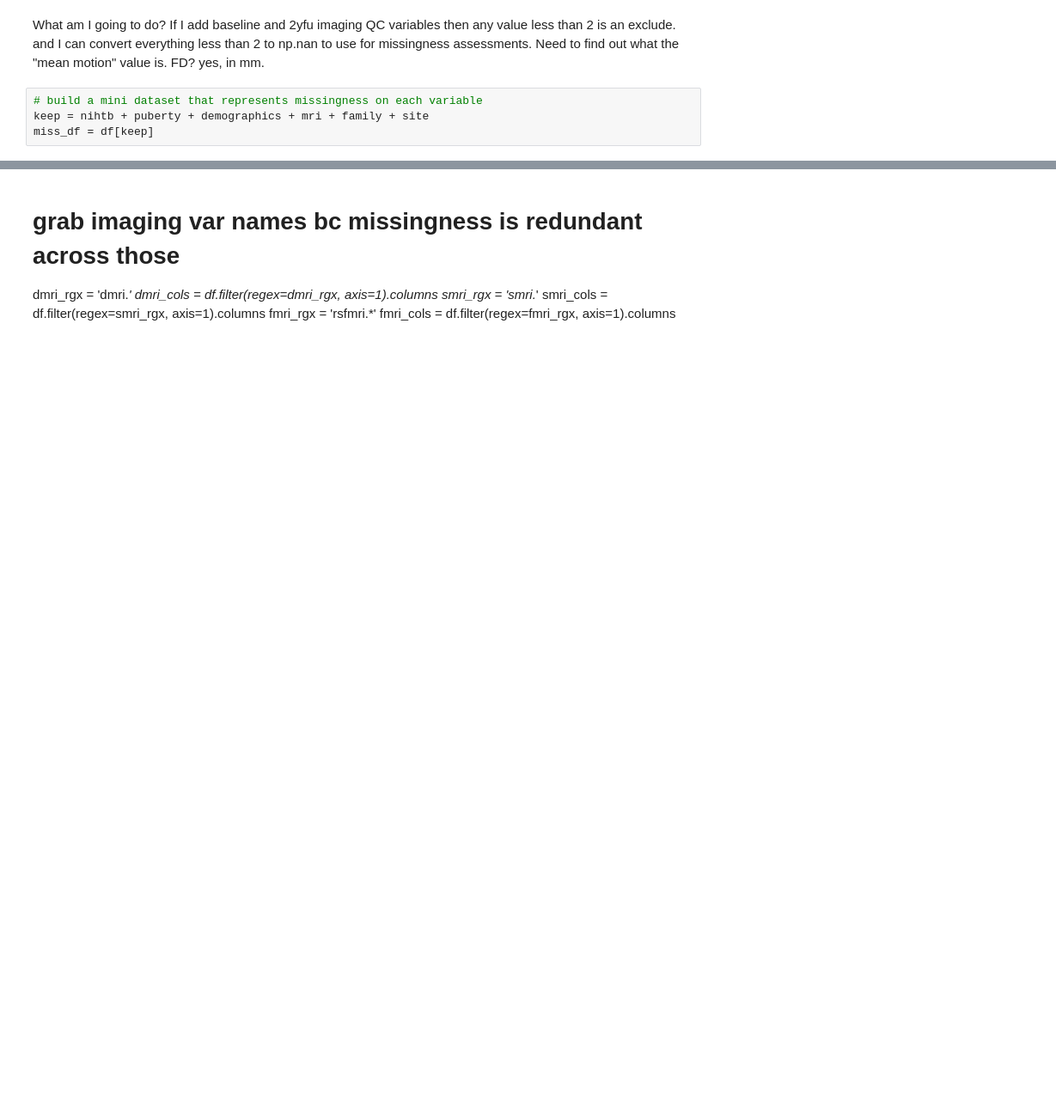
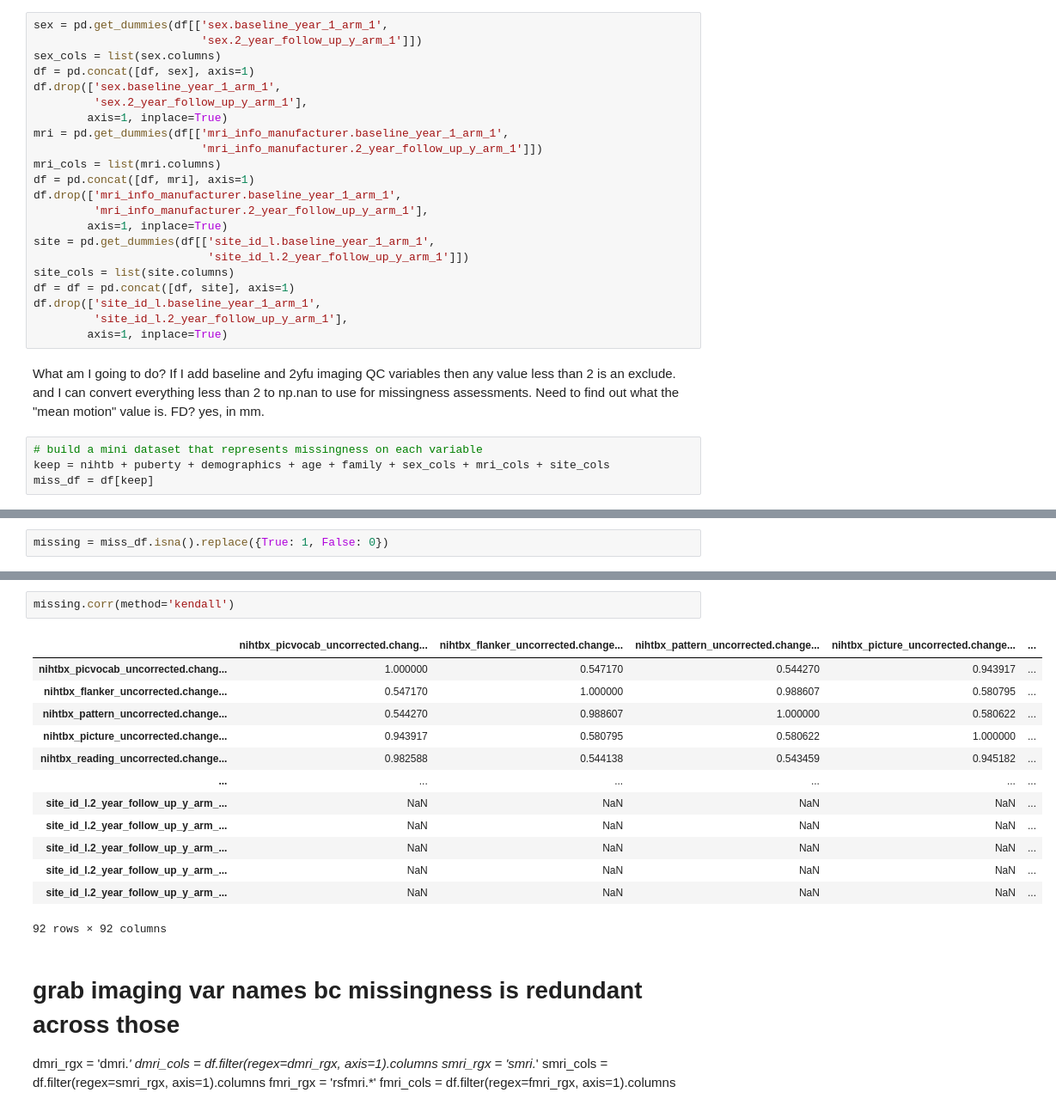
Before and after one commit to 62442katieb/deltaABCD_variability, a Jupyter notebook: notebooks/0.1missingness.ipynb, the cells around one changed output, grey strips where cells are left out. Shown at 86% size. Cells and saved outputs as stored; diff of their text form; blank space fills up the shorter version.

```diff
--- a/notebooks/0.1missingness.ipynb
+++ b/notebooks/0.1missingness.ipynb
@@ -82,3 +63,25 @@ site = ['site_id_l.baseline_year_1_arm_1', 'site_id_l.2_year_follow_up_y_arm_1']
+# %%
+sex = pd.get_dummies(df[['sex.baseline_year_1_arm_1',
+                         'sex.2_year_follow_up_y_arm_1']])
+sex_cols = list(sex.columns)
+df = pd.concat([df, sex], axis=1)
+df.drop(['sex.baseline_year_1_arm_1',
+         'sex.2_year_follow_up_y_arm_1'],
+        axis=1, inplace=True)
+mri = pd.get_dummies(df[['mri_info_manufacturer.baseline_year_1_arm_1',
+                         'mri_info_manufacturer.2_year_follow_up_y_arm_1']])
+mri_cols = list(mri.columns)
+df = pd.concat([df, mri], axis=1)
+df.drop(['mri_info_manufacturer.baseline_year_1_arm_1',
+         'mri_info_manufacturer.2_year_follow_up_y_arm_1'],
+        axis=1, inplace=True)
+site = pd.get_dummies(df[['site_id_l.baseline_year_1_arm_1',
+                          'site_id_l.2_year_follow_up_y_arm_1']])
+site_cols = list(site.columns)
+df = df = pd.concat([df, site], axis=1)
+df.drop(['site_id_l.baseline_year_1_arm_1',
+         'site_id_l.2_year_follow_up_y_arm_1'],
+        axis=1, inplace=True)
 # %% [markdown]
 What am I going to do?
 If I add baseline and 2yfu imaging QC variables then any value less than 2 is an exclude.
@@ -86,5 +89,5 @@ and I can convert everything less than 2 to np.nan to use for missingness assess
 Need to find out what the "mean motion" value is. FD? yes, in mm.
 # %%
 # build a mini dataset that represents missingness on each variable
-keep = nihtb + puberty + demographics + mri + family + site
+keep = nihtb + puberty + demographics + age + family + sex_cols + mri_cols + site_cols
 miss_df = df[keep]
@@ -90,0 +105,2 @@ miss_df = df[keep]
+# %%
+missing = miss_df.isna().replace({True: 1, False: 0})
@@ -91,3 +142,19 @@ miss_df = df[keep]
+# %%
+missing.corr(method='kendall')
+# %% [output]
+|  | nihtbx_picvocab_uncorrected.chang... | nihtbx_flanker_uncorrected.change... | nihtbx_pattern_uncorrected.change... | nihtbx_picture_uncorrected.change... | ... |
+| nihtbx_picvocab_uncorrected.chang... | 1.000000 | 0.547170 | 0.544270 | 0.943917 | ... |
+| nihtbx_flanker_uncorrected.change... | 0.547170 | 1.000000 | 0.988607 | 0.580795 | ... |
+| nihtbx_pattern_uncorrected.change... | 0.544270 | 0.988607 | 1.000000 | 0.580622 | ... |
+| nihtbx_picture_uncorrected.change... | 0.943917 | 0.580795 | 0.580622 | 1.000000 | ... |
+| nihtbx_reading_uncorrected.change... | 0.982588 | 0.544138 | 0.543459 | 0.945182 | ... |
+| ... | ... | ... | ... | ... | ... |
+| site_id_l.2_year_follow_up_y_arm_... | NaN | NaN | NaN | NaN | ... |
+| site_id_l.2_year_follow_up_y_arm_... | NaN | NaN | NaN | NaN | ... |
+| site_id_l.2_year_follow_up_y_arm_... | NaN | NaN | NaN | NaN | ... |
+| site_id_l.2_year_follow_up_y_arm_... | NaN | NaN | NaN | NaN | ... |
+| site_id_l.2_year_follow_up_y_arm_... | NaN | NaN | NaN | NaN | ... |
+92 rows × 92 columns
 # %% [markdown]
 # grab imaging var names bc missingness is redundant across those
 dmri_rgx = 'dmri.*'
```
Also changed, not shown: parts of 10 cells of this notebook, 2 other files.
